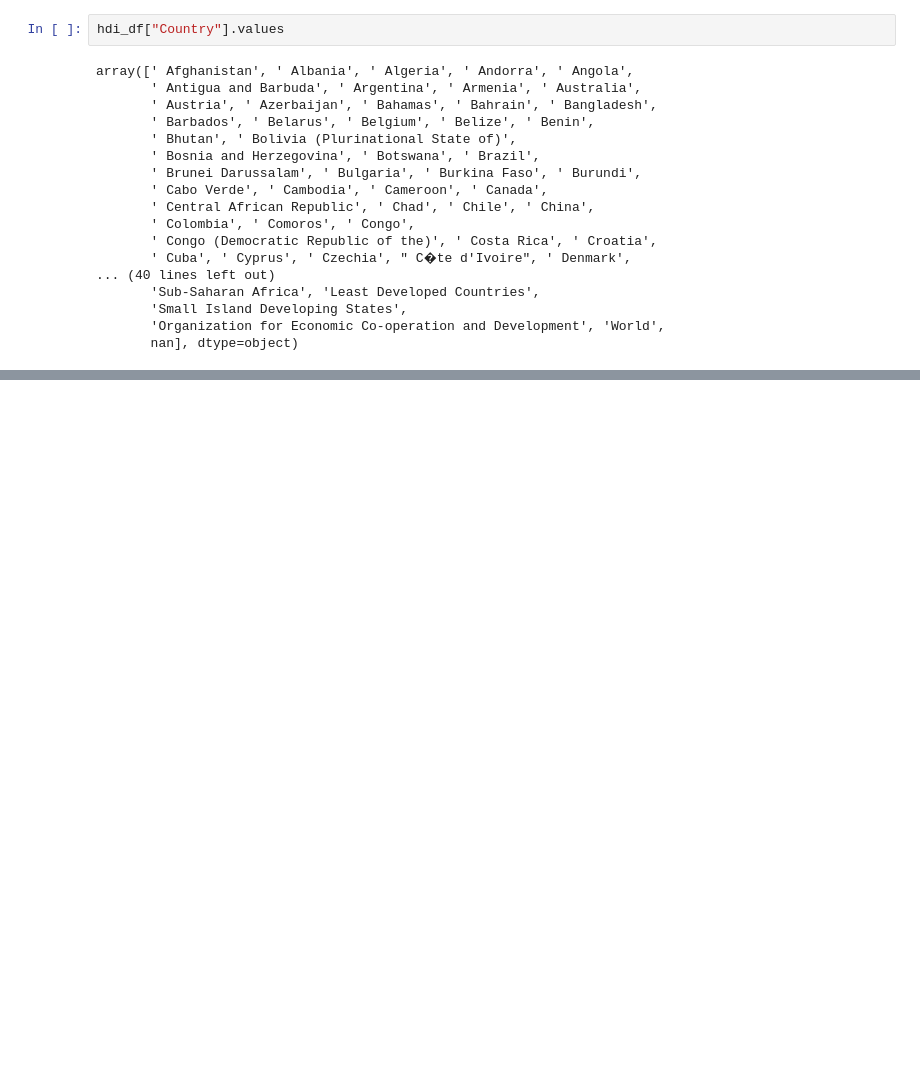
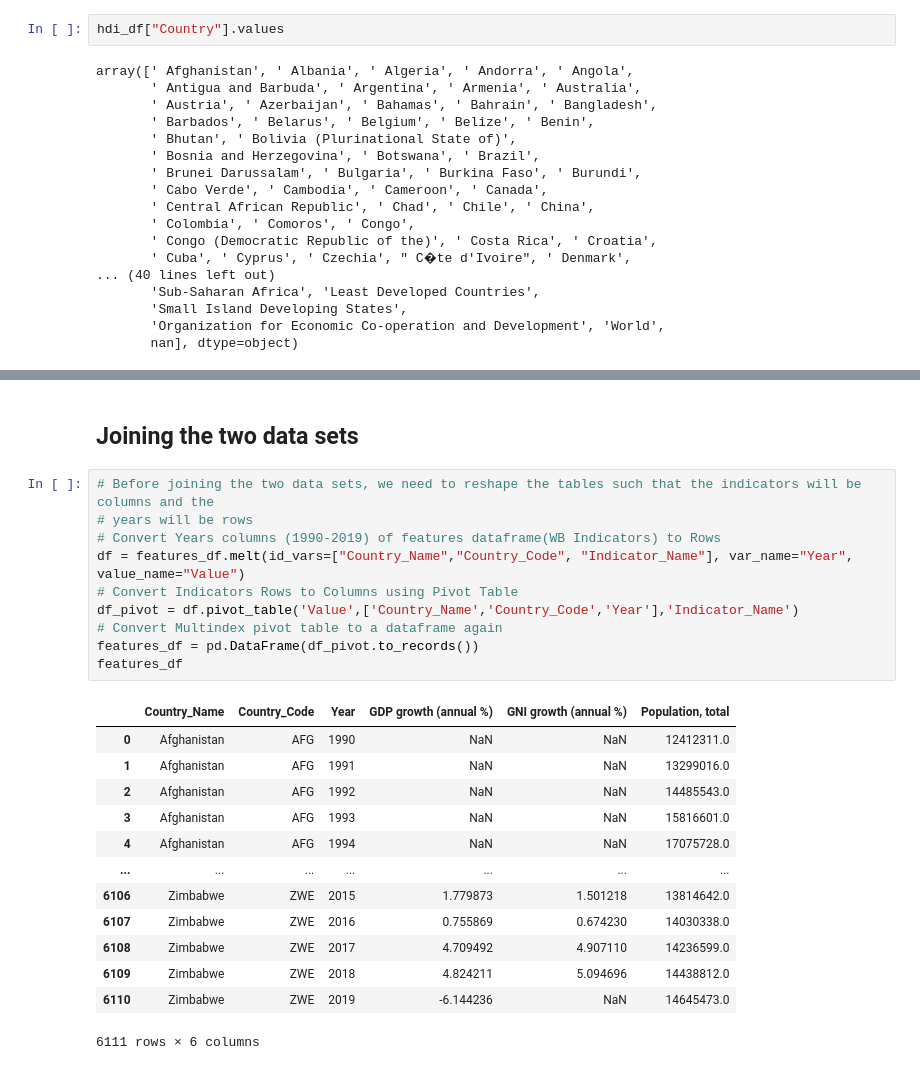
Before and after one commit to JoeAB3/Group5Capstone_Project, a Jupyter notebook: pre-processingWBD.ipynb, the cells around one changed output, grey strips where cells are left out. Drawn from its saved outputs; the diff is of its cells as text; blank space fills up the shorter version.

Commit message:
update for joining HDI and WB Indicators

```diff
--- a/pre-processingWBD.ipynb
+++ b/pre-processingWBD.ipynb
@@ -150,0 +151,26 @@ hdi_df
+# %% [markdown]
+## Joining the two data sets
+# %%
+# Before joining the two data sets, we need to reshape the tables such that the indicators will be columns and the
+# years will be rows
+# Convert Years columns (1990-2019) of features dataframe(WB Indicators) to Rows
+df = features_df.melt(id_vars=["Country_Name","Country_Code", "Indicator_Name"], var_name="Year", value_name="Value")
+# Convert Indicators Rows to Columns using Pivot Table
+df_pivot = df.pivot_table('Value',['Country_Name','Country_Code','Year'],'Indicator_Name')
+# Convert Multindex pivot table to a dataframe again
+features_df = pd.DataFrame(df_pivot.to_records())
+features_df
+# %% [output]
+|  | Country_Name | Country_Code | Year | GDP growth (annual %) | GNI growth (annual %) | Population, total |
+| 0 | Afghanistan | AFG | 1990 | NaN | NaN | 12412311.0 |
+| 1 | Afghanistan | AFG | 1991 | NaN | NaN | 13299016.0 |
+| 2 | Afghanistan | AFG | 1992 | NaN | NaN | 14485543.0 |
+| 3 | Afghanistan | AFG | 1993 | NaN | NaN | 15816601.0 |
+| 4 | Afghanistan | AFG | 1994 | NaN | NaN | 17075728.0 |
+| ... | ... | ... | ... | ... | ... | ... |
+| 6106 | Zimbabwe | ZWE | 2015 | 1.779873 | 1.501218 | 13814642.0 |
+| 6107 | Zimbabwe | ZWE | 2016 | 0.755869 | 0.674230 | 14030338.0 |
+| 6108 | Zimbabwe | ZWE | 2017 | 4.709492 | 4.907110 | 14236599.0 |
+| 6109 | Zimbabwe | ZWE | 2018 | 4.824211 | 5.094696 | 14438812.0 |
+| 6110 | Zimbabwe | ZWE | 2019 | -6.144236 | NaN | 14645473.0 |
+6111 rows × 6 columns
```
Also changed, not shown: parts of 6 cells of this notebook.
